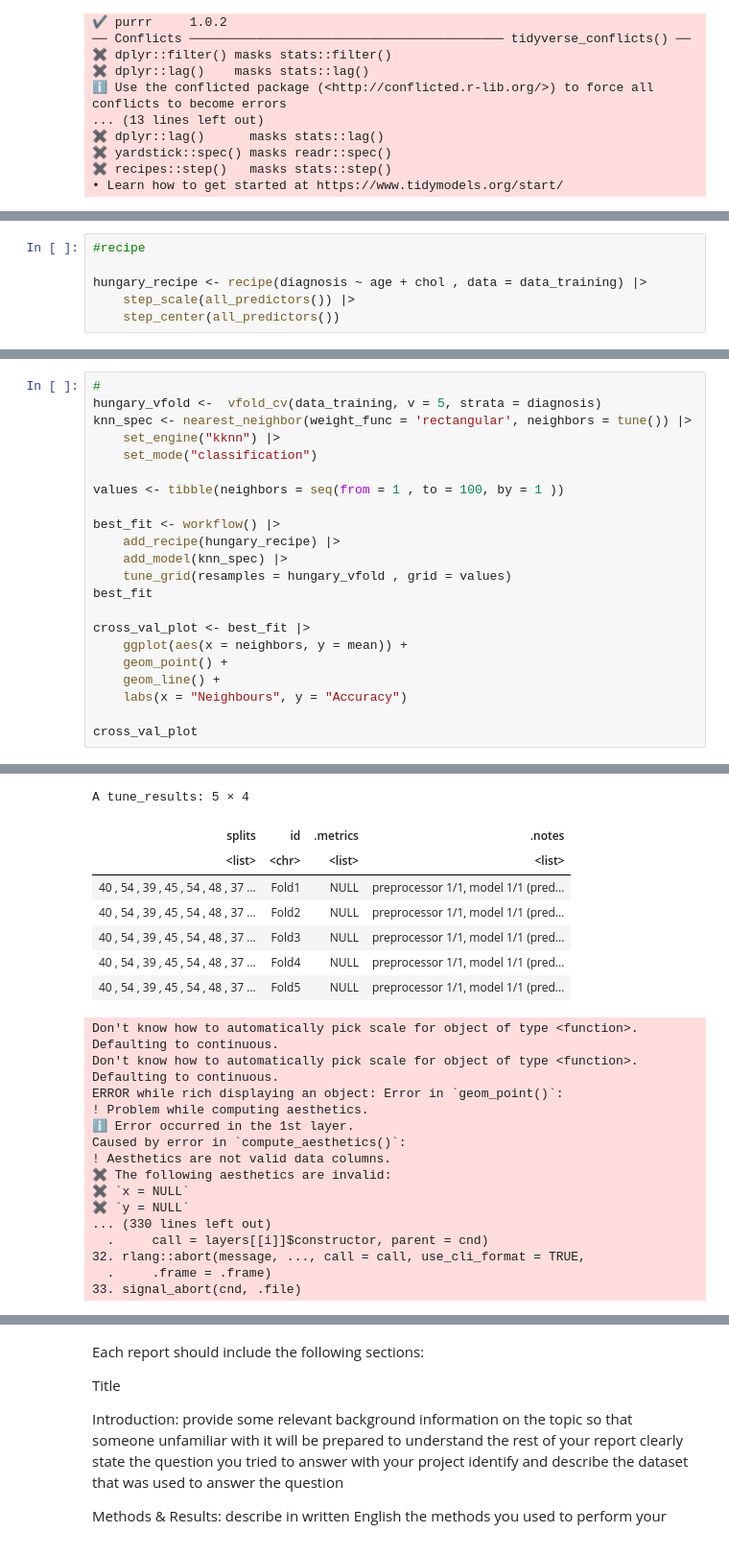
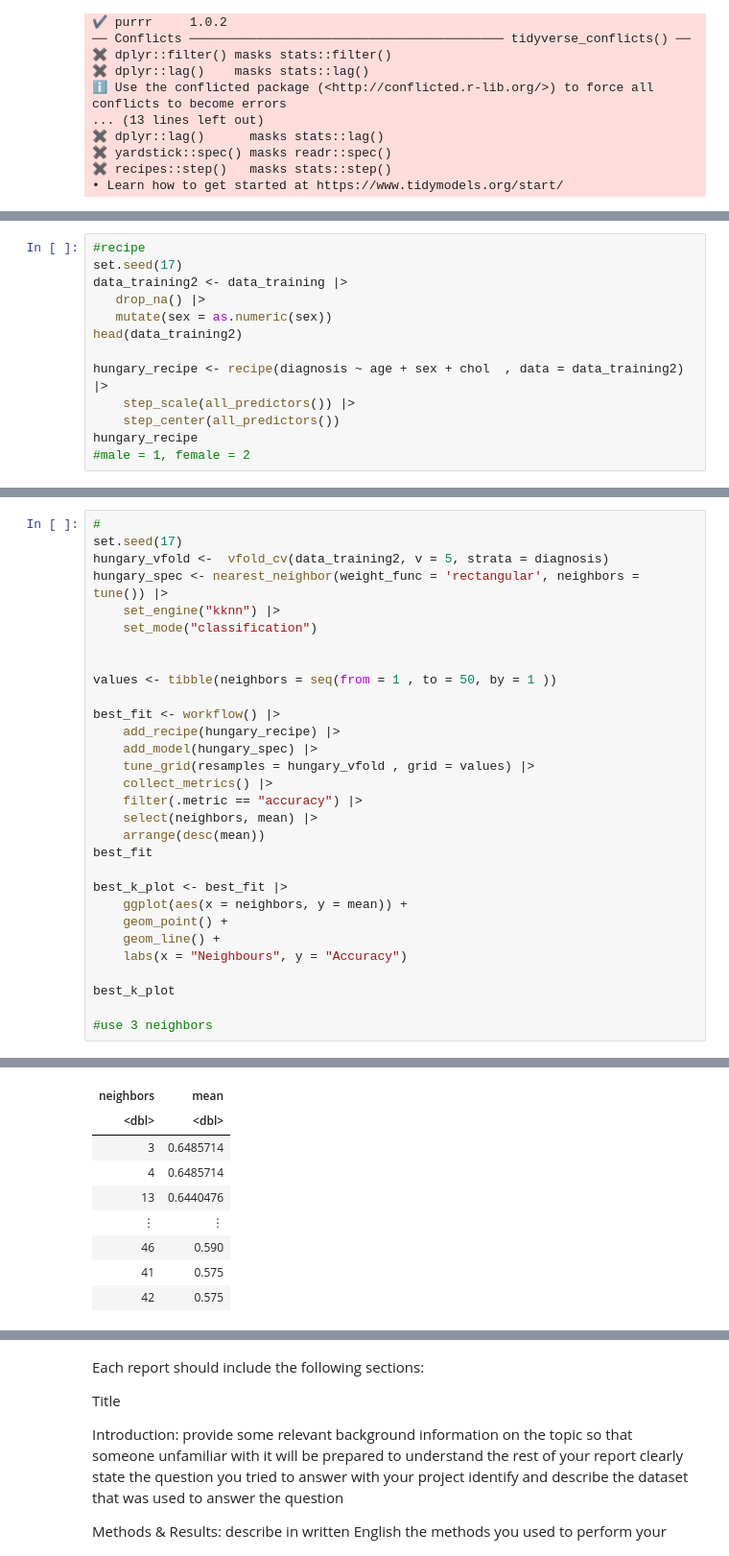
Before and after one commit to ANGUO17/dsci-100-2023w2-group-06, a Jupyter notebook: Group Project Report.ipynb, the cells around one changed output, grey strips where cells are left out. Shown at 96% size. Cells and saved outputs as stored; diff of their text form.

Commit message:
Chose K value and used classification
title

```diff
--- a/Group Project Report.ipynb
+++ b/Group Project Report.ipynb
@@ -114,6 +114,13 @@ A grouped_df: 4 × 5
 # %%
 #recipe
+set.seed(17)
+data_training2 <- data_training |>
+   drop_na() |>
+   mutate(sex = as.numeric(sex))
+head(data_training2)
 
-hungary_recipe <- recipe(diagnosis ~ age + chol , data = data_training) |>
+hungary_recipe <- recipe(diagnosis ~ age + sex + chol  , data = data_training2) |>
     step_scale(all_predictors()) |>
     step_center(all_predictors())
+hungary_recipe
+#male = 1, female = 2
@@ -120,23 +155,31 @@ hungary_recipe <- recipe(diagnosis ~ age + chol , data = data_training) |>
 # %%
 #
-hungary_vfold <-  vfold_cv(data_training, v = 5, strata = diagnosis)
-knn_spec <- nearest_neighbor(weight_func = 'rectangular', neighbors = tune()) |>
+set.seed(17)
+hungary_vfold <-  vfold_cv(data_training2, v = 5, strata = diagnosis)
+hungary_spec <- nearest_neighbor(weight_func = 'rectangular', neighbors = tune()) |>
     set_engine("kknn") |>
     set_mode("classification")
 
-values <- tibble(neighbors = seq(from = 1 , to = 100, by = 1 ))
+
+values <- tibble(neighbors = seq(from = 1 , to = 50, by = 1 ))
 
 best_fit <- workflow() |>
     add_recipe(hungary_recipe) |>
-    add_model(knn_spec) |>
-    tune_grid(resamples = hungary_vfold , grid = values)
+    add_model(hungary_spec) |>
+    tune_grid(resamples = hungary_vfold , grid = values) |>
+    collect_metrics() |>
+    filter(.metric == "accuracy") |>
+    select(neighbors, mean) |>
+    arrange(desc(mean))
 best_fit
 
-cross_val_plot <- best_fit |>
+best_k_plot <- best_fit |>
     ggplot(aes(x = neighbors, y = mean)) +
     geom_point() +
     geom_line() +
     labs(x = "Neighbours", y = "Accuracy")
 
-cross_val_plot
+best_k_plot
+
+#use 3 neighbors
 # %% [output]
@@ -160,25 +187,9 @@ Warning message:
-A tune_results: 5 × 4
-| splits | id | .metrics | .notes |
-| <list> | <chr> | <list> | <list> |
-| 40 , 54 , 39 , 45 , 54 , 48 , 37 ... | Fold1 | NULL | preprocessor 1/1, model 1/1 (pred... |
-| 40 , 54 , 39 , 45 , 54 , 48 , 37 ... | Fold2 | NULL | preprocessor 1/1, model 1/1 (pred... |
-| 40 , 54 , 39 , 45 , 54 , 48 , 37 ... | Fold3 | NULL | preprocessor 1/1, model 1/1 (pred... |
-| 40 , 54 , 39 , 45 , 54 , 48 , 37 ... | Fold4 | NULL | preprocessor 1/1, model 1/1 (pred... |
-| 40 , 54 , 39 , 45 , 54 , 48 , 37 ... | Fold5 | NULL | preprocessor 1/1, model 1/1 (pred... |
+| neighbors | mean |
+| <dbl> | <dbl> |
+| 3 | 0.6485714 |
+| 4 | 0.6485714 |
+| 13 | 0.6440476 |
+| ⋮ | ⋮ |
+| 46 | 0.590 |
+| 41 | 0.575 |
+| 42 | 0.575 |
-Don't know how to automatically pick scale for object of type <function>.
-Defaulting to continuous.
-Don't know how to automatically pick scale for object of type <function>.
-Defaulting to continuous.
-ERROR while rich displaying an object: Error in `geom_point()`:
-! Problem while computing aesthetics.
-ℹ Error occurred in the 1st layer.
-Caused by error in `compute_aesthetics()`:
-! Aesthetics are not valid data columns.
-✖ The following aesthetics are invalid:
-✖ `x = NULL`
-✖ `y = NULL`
-... (330 lines left out)
-  .     call = layers[[i]]$constructor, parent = cnd)
-32. rlang::abort(message, ..., call = call, use_cli_format = TRUE,
-  .     .frame = .frame)
-33. signal_abort(cnd, .file)
```
Also changed, not shown: parts of 4 cells of this notebook.
